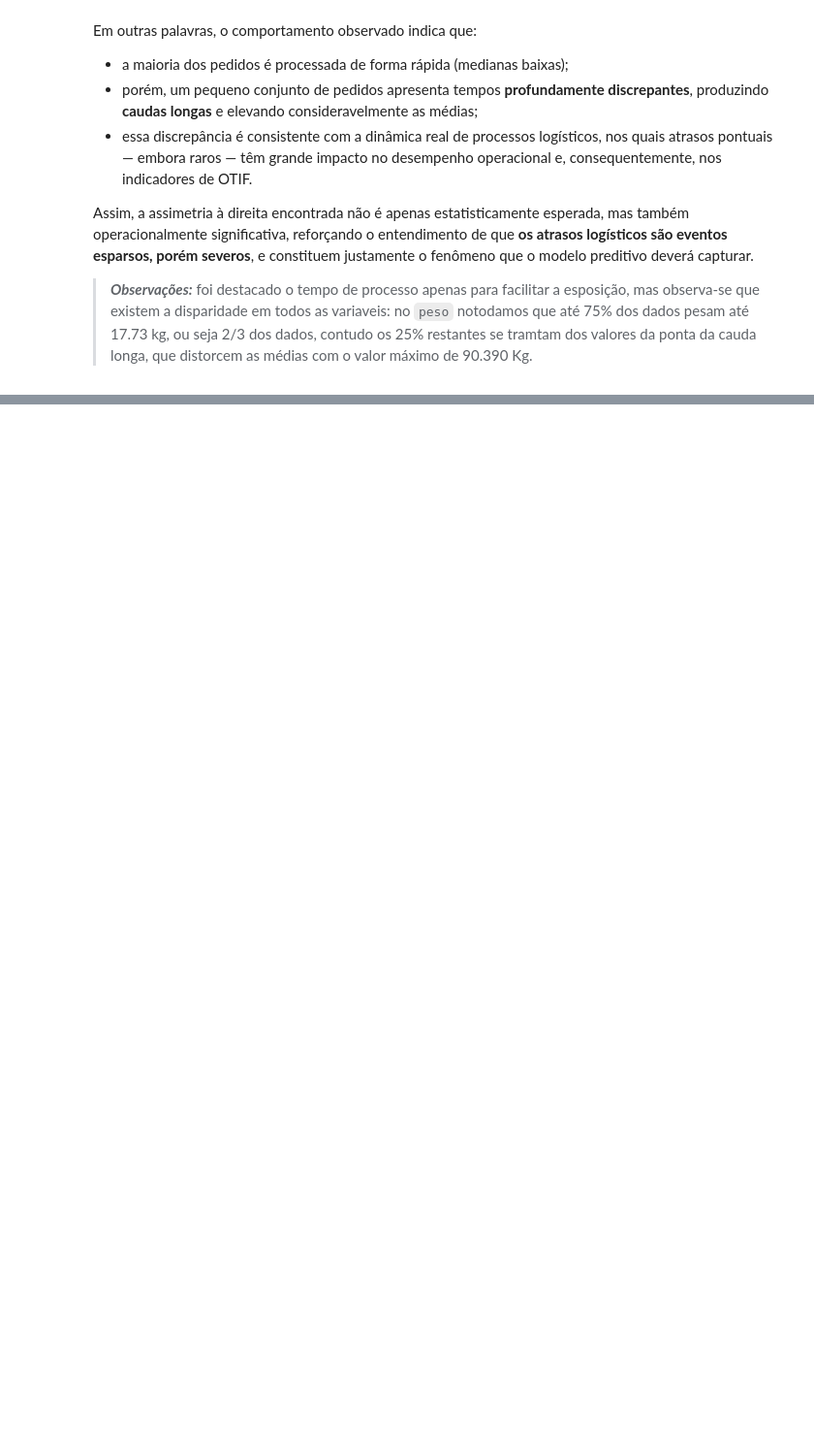
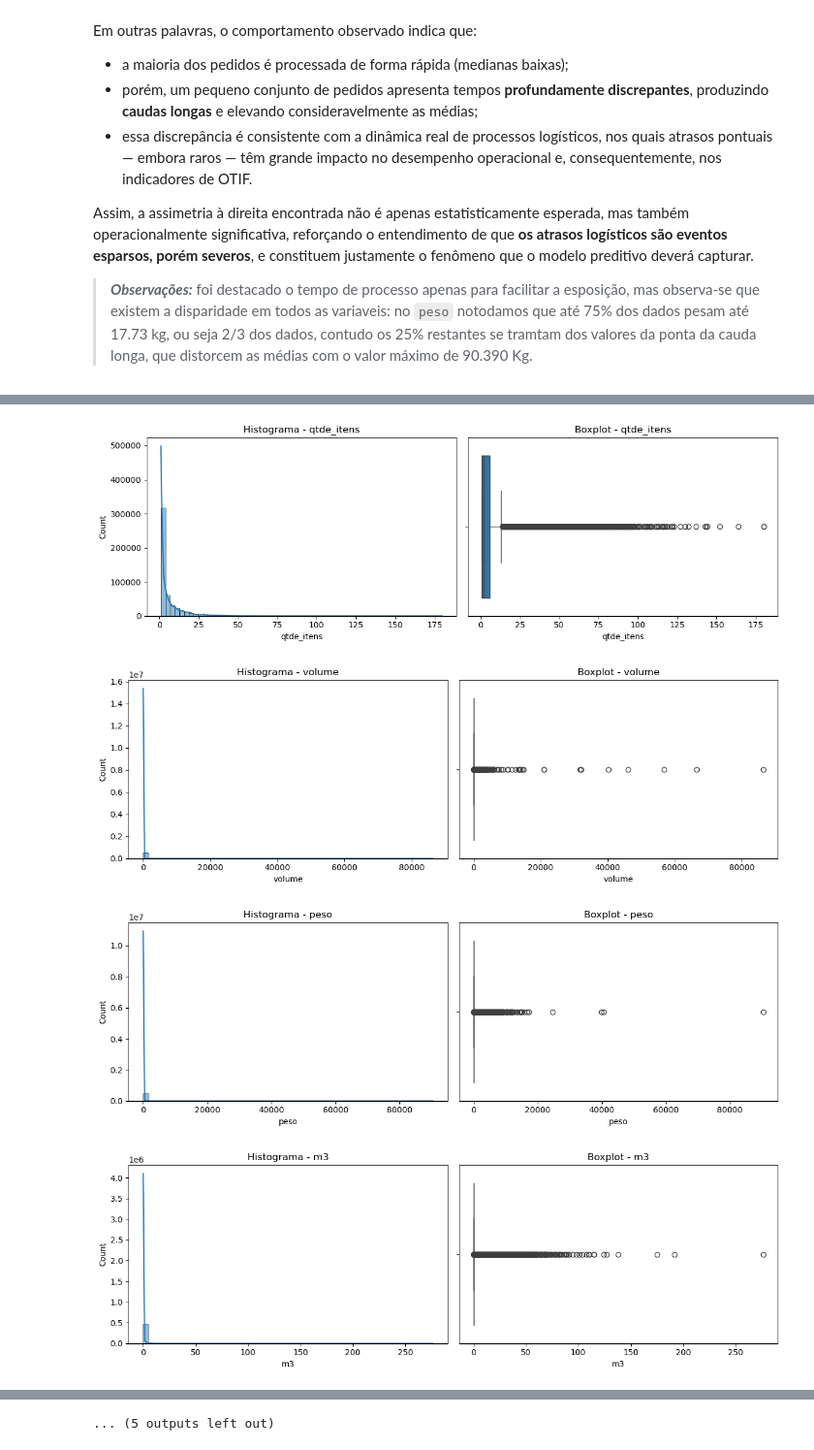
Before and after one commit to tiago466/ds-otif-detection-ml, a Jupyter notebook: notebooks/01_eda_descritiva.ipynb, the cells around one changed output, grey strips where cells are left out. Shown: that part at 97% size. Saved outputs shown, nothing was run; the diff lists cells and outputs as text; code cells hidden in the pictures; blank space fills up the shorter version.

```diff
--- a/notebooks/01_eda_descritiva.ipynb
+++ b/notebooks/01_eda_descritiva.ipynb
@@ -251,0 +484,32 @@ As análises desta etapa complementam diretamente o estudo de assimetria e prepa
+# %%
+cols_plot = [
+    'qtde_itens', 'volume', 'peso', 'm3',
+    'qtde_ocams', 'peso_cubado_rodoviario',
+    'horas_pre_conferencia', 'horas_distribuicao_cotas',
+    'horas_planejamento', 'horas_divisao_ocam',
+    'horas_coleta', 'horas_conferencia',
+    'horas_emissao', 'horas_analise_producao',
+    'horas_minuta', 'horas_exped_minuta',
+    'hora_analise_transporte'
+]
+
+for col in cols_plot:
+    plt.figure(figsize=(12,4))
+
+    # Histograma
+    plt.subplot(1,2,1)
+    sns.histplot(df_main[col], kde=True, bins=60)
+    plt.title(f"Histograma - {col}")
+
+    # Boxplot
+    plt.subplot(1,2,2)
+    sns.boxplot(x=df_main[col])
+    plt.title(f"Boxplot - {col}")
+
+    plt.tight_layout()
+    plt.show()
+# %% [output]
+[figure, added]
+[figure, added]
+[figure, added]
+[figure, added]
@@ -251,0 +524 @@ As análises desta etapa complementam diretamente o estudo de assimetria e prepa
+... (5 outputs left out)
```
Also changed, not shown: parts of 12 cells of this notebook, 1 other file.
